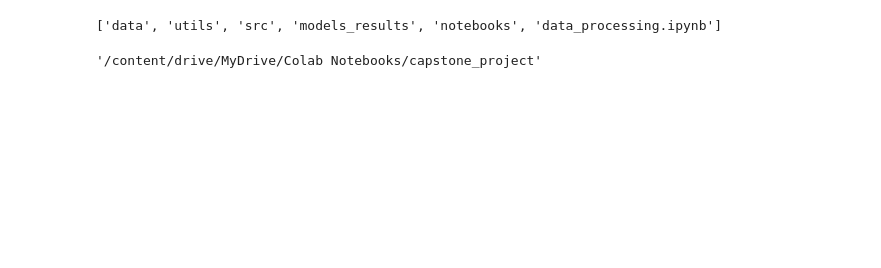
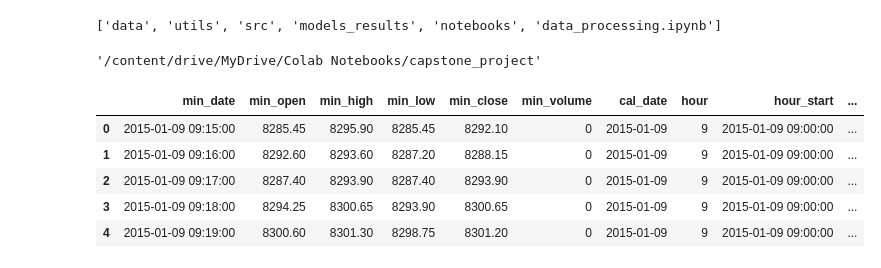
Before and after one commit to manikBS/omscs-capstone, a Jupyter notebook: yash_tft_1.ipynb, the cells around one changed output. Cells and saved outputs as stored; diff of their text form; code cells hidden in the pictures; blank space fills up the shorter version.

Commit message:
data enhancements in tft model.

```diff
--- a/yash_tft_1.ipynb
+++ b/yash_tft_1.ipynb
@@ -81,0 +121,26 @@ os.environ['GOOGLE_DRIVE_PATH']
+# %%
+# Rename columns in the 'data' DataFrame
+data = data.rename(columns={
+    'date': 'min_date',
+    'open': 'min_open',
+    'high': 'min_high',
+    'low': 'min_low',
+    'close': 'min_close',
+    'volume': 'min_volume'
+})
+data['hour'] = data['min_date'].dt.hour
+data['hour'] = data['hour'].astype(str)
+
+data["hour_start"] = data["min_date"].dt.floor("h")
+# Calculate the return from the start of the hour
+data = data.merge(data.groupby("hour_start")["min_close"].first(), on="hour_start", suffixes=("", "_start"))
+data["hourly_return"] = (data["min_close"] - data["min_close_start"]) / data["min_close_start"]
+# %%
+data.head()
+# %% [output]
+|  | min_date | min_open | min_high | min_low | min_close | min_volume | cal_date | hour | hour_start | ... |
+| 0 | 2015-01-09 09:15:00 | 8285.45 | 8295.90 | 8285.45 | 8292.10 | 0 | 2015-01-09 | 9 | 2015-01-09 09:00:00 | ... |
+| 1 | 2015-01-09 09:16:00 | 8292.60 | 8293.60 | 8287.20 | 8288.15 | 0 | 2015-01-09 | 9 | 2015-01-09 09:00:00 | ... |
+| 2 | 2015-01-09 09:17:00 | 8287.40 | 8293.90 | 8287.40 | 8293.90 | 0 | 2015-01-09 | 9 | 2015-01-09 09:00:00 | ... |
+| 3 | 2015-01-09 09:18:00 | 8294.25 | 8300.65 | 8293.90 | 8300.65 | 0 | 2015-01-09 | 9 | 2015-01-09 09:00:00 | ... |
+| 4 | 2015-01-09 09:19:00 | 8300.60 | 8301.30 | 8298.75 | 8301.20 | 0 | 2015-01-09 | 9 | 2015-01-09 09:00:00 | ... |
```
Also changed, not shown: parts of 28 cells of this notebook.
